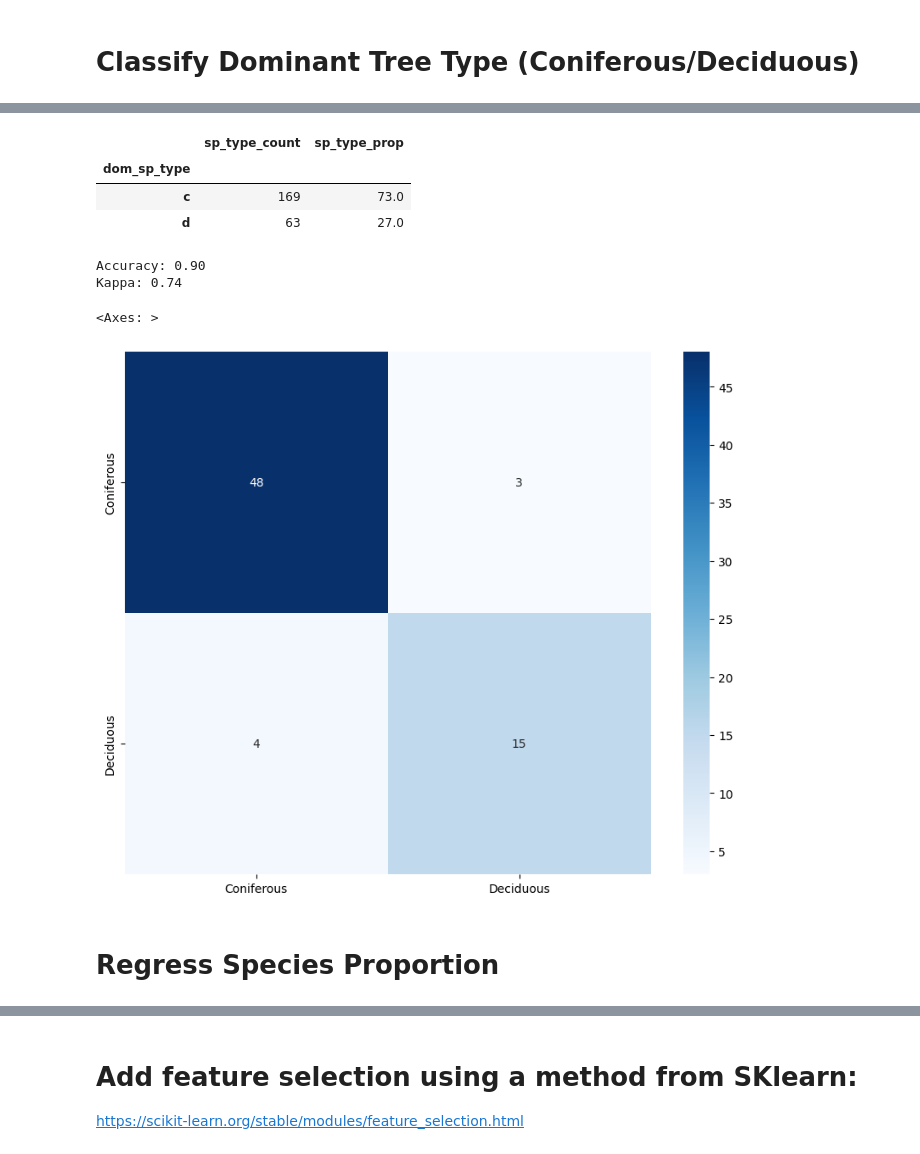
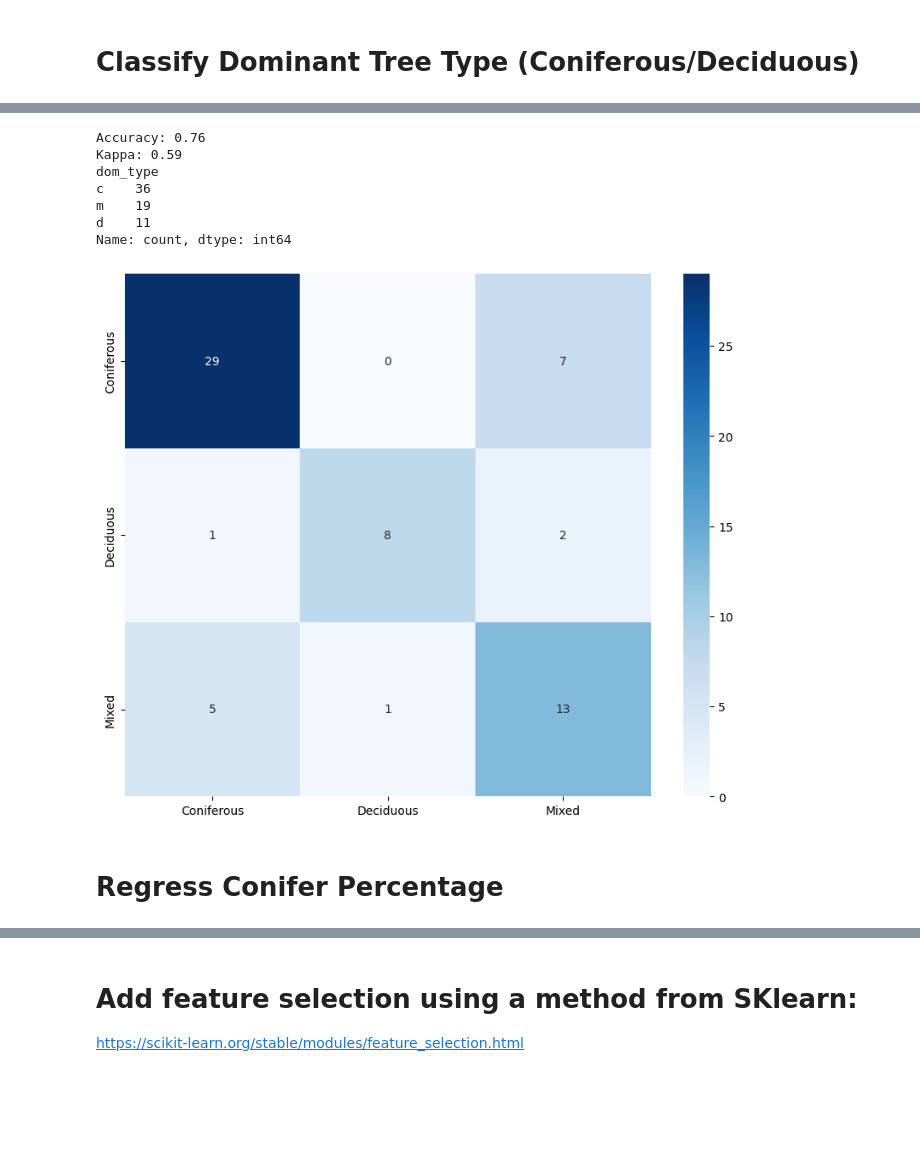
Before and after one commit to subornaa/Data-Analytics-Tutorials, a Jupyter notebook: CART.ipynb, the cells around one changed output, grey strips where cells are left out. Cells and saved outputs as stored; diff of their text form; code cells hidden in the pictures; blank space fills up the shorter version.

```diff
--- a/CART.ipynb
+++ b/CART.ipynb
@@ -145,6 +152,9 @@ American elm             0.087371
 Black cherry             0.087371
 Balsam poplar            0.023828
 Name: count, dtype: float64
+# %%
+# Replace NA in species with "Unknown"
+trees_df['species'] = trees_df['species'].fillna("Unknown")
 # %%
 # What can be said about the distribution of species? Describe species evenenss, richness, abundance, and overall diversity in this dataset.
 # %% [markdown]
@@ -301,0 +279,5 @@ Removing 4 rare species: ['Basswood', 'Norway Spruce', 'Eastern hemlock', 'Yello
+# %%
+# Summarize sp_group proportions in the dataset
+sp_group_agg = df['dom_sp_group'].value_counts().reset_index()
+sp_group_agg['perc'] = round(sp_group_agg['count'] / len(df) * 100, 2)
+sp_group_agg
@@ -301,0 +302,9 @@ Removing 4 rare species: ['Basswood', 'Norway Spruce', 'Eastern hemlock', 'Yello
+# %%
+# Remove plots dominated by unknown species
+df = df[df['dom_sp_group'] != 'Unknown']
+
+# Remove plots with species dominant in less than 1% of the dataset
+rare_sp = sp_group_agg.loc[sp_group_agg['perc'] < 1, 'dom_sp_group'].tolist()
+df = df[~df['dom_sp_group'].isin(rare_sp)]
+
+print(df['dom_sp_group'].value_counts()/ len(df) * 100)
@@ -302,9 +325,13 @@ Removing 4 rare species: ['Basswood', 'Norway Spruce', 'Eastern hemlock', 'Yello
 # %%
 # Assign nummieric IDs to each dominant species
-df['dom_sp_id'] = df['dom_sp'].astype('category').cat.codes
+df['dom_sp_group_id'] = df['dom_sp_group'].astype('category').cat.codes
 
 # Create a dictionary mapping species names to their IDs
-dom_sp_dict = df[['dom_sp', 'dom_sp_id']].drop_duplicates().sort_values(by='dom_sp_id').set_index('dom_sp_id', drop=True).to_dict()['dom_sp']
+dom_sp_dict = (df[['dom_sp_group', 'dom_sp_group_id']]
+               .drop_duplicates()
+               .sort_values(by='dom_sp_group_id')
+               .set_index('dom_sp_group_id', drop=True)
+               .to_dict()['dom_sp_group'])
 
 dom_sp_dict
 # %% [output]
@@ -473,52 +506,45 @@ df
-# %%
-# Summarize the proportion of each species type in the dataset
-sp_type_agg = df.groupby('dom_sp_type').agg(
-    sp_type_count=('dom_sp_type', 'count')).sort_values(by='sp_type_count', ascending=False)
-
-sp_type_agg['sp_type_prop'] = round(sp_type_agg['sp_type_count'] / len(df) * 100, 0)
-
-sp_type_agg
-# %% [output]
-|  | sp_type_count | sp_type_prop |
-| dom_sp_type |  |  |
-| c | 169 | 73.0 |
-| d | 63 | 27.0 |
 # %%
 # Train a new random forest model to predict broadleaf vs coniferous
 
-train_df, test_df =  train_test_split(df[['dom_sp_type'] + features_ls],
-                 stratify=df['dom_sp_type'],
+train_df, test_df =  train_test_split(df[['dom_type'] + features_ls],
+                 stratify=df['dom_type'],
                  test_size=0.3,
                  random_state=25)
 
 rf = RandomForestClassifier(n_estimators=100, random_state=25)
 
-rf.fit(train_df[features_ls], train_df['dom_sp_type'])
+rf.fit(train_df[features_ls], train_df['dom_type'])
 
 # Apply the model to the test set
-test_df['pred_dom_sp_type'] = rf.predict(test_df[features_ls])
+test_df['pred_dom_type'] = rf.predict(test_df[features_ls])
 
 # Calculate accuracy and kappa
-accuracy = accuracy_score(test_df['dom_sp_type'], test_df['pred_dom_sp_type'])
-kappa = cohen_kappa_score(test_df['dom_sp_type'], test_df['pred_dom_sp_type'])
+accuracy = accuracy_score(test_df['dom_type'], test_df['pred_dom_type'])
+kappa = cohen_kappa_score(test_df['dom_type'], test_df['pred_dom_type'])
 
 print(f"Accuracy: {accuracy:.2f}")
 print(f"Kappa: {kappa:.2f}")
 
 # Print confusion matrix
 
-conf_matrix = confusion_matrix(test_df['dom_sp_type'], test_df['pred_dom_sp_type'])
+conf_matrix = confusion_matrix(test_df['dom_type'], test_df['pred_dom_type'])
 plt.figure(figsize=(10, 8))
 sns.heatmap(conf_matrix, annot=True, fmt='d', cmap='Blues',
-            xticklabels=['Coniferous', 'Deciduous'],
-            yticklabels=['Coniferous', 'Deciduous'])
+            xticklabels=['Coniferous', 'Deciduous', 'Mixed'],
+            yticklabels=['Coniferous', 'Deciduous', 'Mixed'])
+
+print(test_df['dom_type'].value_counts())
 # %% [output]
-Accuracy: 0.90
-Kappa: 0.74
+Accuracy: 0.76
+Kappa: 0.59
+dom_type
+c    36
+m    19
+d    11
+Name: count, dtype: int64
-<Axes: >
-[figure, old version]
+[figure, new version]
 # %%
 # Investigate the plots that were misclassified, why might this be?
 # %% [markdown]
-# Regress Species Proportion
+# Regress Conifer Percentage
 # %%
```
Also changed, not shown: parts of 21 cells of this notebook.
